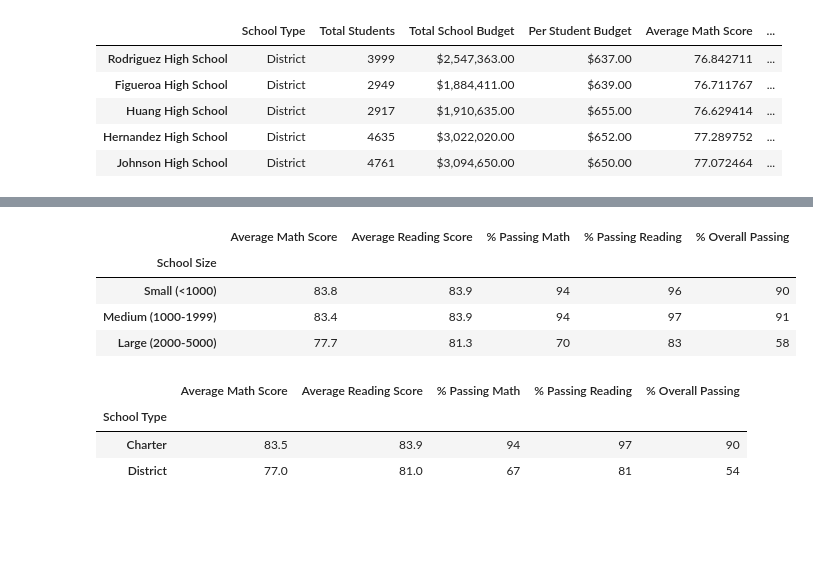
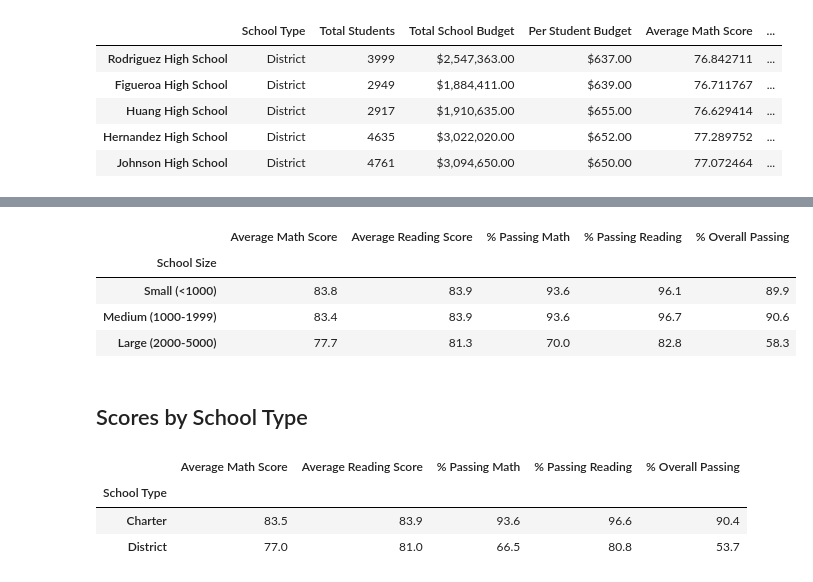
Before and after one commit to mcdoralds/databootcamp-school-district-analysis, a Jupyter notebook: PyCitySchools_Challenge.ipynb, the cells around one changed output, grey strips where cells are left out. Saved outputs shown, nothing was run; the diff lists cells and outputs as text; code cells hidden in the pictures; blank space fills up the shorter version.

```diff
--- a/PyCitySchools_Challenge.ipynb
+++ b/PyCitySchools_Challenge.ipynb
@@ -282,0 +314,9 @@ per_school_summary_df
+# %%
+# Step 12. Replace the passing math percent for Thomas High School in the per_school_summary_df.
+per_school_summary_df.loc[per_school_summary_df.index == 'Thomas High School', "% Passing Math"] = ths_passing_math_percent
+# %%
+# Step 13. Replace the passing reading percentage for Thomas High School in the per_school_summary_df.
+per_school_summary_df.loc[per_school_summary_df.index == 'Thomas High School', "% Passing Reading"] = ths_passing_reading_percent
+# %%
+# Step 14. Replace the overall passing percentage for Thomas High School in the per_school_summary_df.
+per_school_summary_df.loc[per_school_summary_df.index == 'Thomas High School', "% Overall Passing"] = ths_passing_overall_percent
@@ -426,5 +450,11 @@ Categories (4, interval[int64, right]): [(0, 585] < (585, 615] < (615, 645] < (6
 # %%
-# Cut the per_school_capita into the spending ranges.
-spending_bins = [0, 585, 630, 645, 675]
+# Establish the spending bins and group names.
+spending_bins = [0, 585, 615, 645, 675]
+group_names=["<$584","$585-629", "$630-644", "$645-675"]
+
 per_school_capita.groupby(pd.cut(per_school_capita, spending_bins)).count()
+
+# Categorize spending based on the bins.
+per_school_summary_df["Spending Ranges (Per Student)"] = pd.cut(per_school_capita, spending_bins, labels = group_names)
+per_school_summary_df
 # %% [output]
@@ -490,26 +541,19 @@ size_overall_passing = per_school_summary_df.groupby(["School Size"]).mean()["%
 # %%
-## AVERAGE SCORES BY SCHOOL SIZE
-# Assemble into DataFrame.
-size_summary_df = pd.DataFrame({
-          "Average Math Score" : size_math_scores,
-          "Average Reading Score": size_reading_scores,
-          "% Passing Math": size_passing_math,
-          "% Passing Reading": size_passing_reading,
-          "% Overall Passing": size_overall_passing})
-
-# Formatting.
+# Format the DataFrame
 size_summary_df["Average Math Score"] = size_summary_df["Average Math Score"].map("{:.1f}".format)
 size_summary_df["Average Reading Score"] = size_summary_df["Average Reading Score"].map("{:.1f}".format)
-size_summary_df["% Passing Math"] = size_summary_df["% Passing Math"].map("{:.0f}".format)
-size_summary_df["% Passing Reading"] = size_summary_df["% Passing Reading"].map("{:.0f}".format)
-size_summary_df["% Overall Passing"] = size_summary_df["% Overall Passing"].map("{:.0f}".format)
+size_summary_df["% Passing Math"] = size_summary_df["% Passing Math"].map("{:.1f}".format)
+size_summary_df["% Passing Reading"] = size_summary_df["% Passing Reading"].map("{:.1f}".format)
+size_summary_df["% Overall Passing"] = size_summary_df["% Overall Passing"].map("{:.1f}".format)
 size_summary_df
 # %% [output]
 |  | Average Math Score | Average Reading Score | % Passing Math | % Passing Reading | % Overall Passing |
 | School Size |  |  |  |  |  |
-| Small (<1000) | 83.8 | 83.9 | 94 | 96 | 90 |
-| Medium (1000-1999) | 83.4 | 83.9 | 94 | 97 | 91 |
-| Large (2000-5000) | 77.7 | 81.3 | 70 | 83 | 58 |
+| Small (<1000) | 83.8 | 83.9 | 93.6 | 96.1 | 89.9 |
+| Medium (1000-1999) | 83.4 | 83.9 | 93.6 | 96.7 | 90.6 |
+| Large (2000-5000) | 77.7 | 81.3 | 70.0 | 82.8 | 58.3 |
+# %% [markdown]
+## Scores by School Type
 # %%
 # Calculate averages for the desired columns.
 type_math_scores = per_school_summary_df.groupby(["School Type"]).mean()["Average Math Score"]
@@ -520,23 +572,14 @@ type_overall_passing = per_school_summary_df.groupby(["School Type"]).mean()["%
 # %%
-## AVERAGE SCORES BY SCHOOL TYPE
-# Assemble into DataFrame.
-type_summary_df = pd.DataFrame({
-          "Average Math Score" : type_math_scores,
-          "Average Reading Score": type_reading_scores,
-          "% Passing Math": type_passing_math,
-          "% Passing Reading": type_passing_reading,
-          "% Overall Passing": type_overall_passing})
-
-# Formatting
+# Format the DataFrame
 type_summary_df["Average Math Score"] = type_summary_df["Average Math Score"].map("{:.1f}".format)
 type_summary_df["Average Reading Score"] = type_summary_df["Average Reading Score"].map("{:.1f}".format)
-type_summary_df["% Passing Math"] = type_summary_df["% Passing Math"].map("{:.0f}".format)
-type_summary_df["% Passing Reading"] = type_summary_df["% Passing Reading"].map("{:.0f}".format)
-type_summary_df["% Overall Passing"] = type_summary_df["% Overall Passing"].map("{:.0f}".format)
+type_summary_df["% Passing Math"] = type_summary_df["% Passing Math"].map("{:.1f}".format)
+type_summary_df["% Passing Reading"] = type_summary_df["% Passing Reading"].map("{:.1f}".format)
+type_summary_df["% Overall Passing"] = type_summary_df["% Overall Passing"].map("{:.1f}".format)
 
 type_summary_df
 # %% [output]
 |  | Average Math Score | Average Reading Score | % Passing Math | % Passing Reading | % Overall Passing |
 | School Type |  |  |  |  |  |
-| Charter | 83.5 | 83.9 | 94 | 97 | 90 |
-| District | 77.0 | 81.0 | 67 | 81 | 54 |
+| Charter | 83.5 | 83.9 | 93.6 | 96.6 | 90.4 |
+| District | 77.0 | 81.0 | 66.5 | 80.8 | 53.7 |
```
Also changed, not shown: parts of 78 cells of this notebook, 4 other files.
